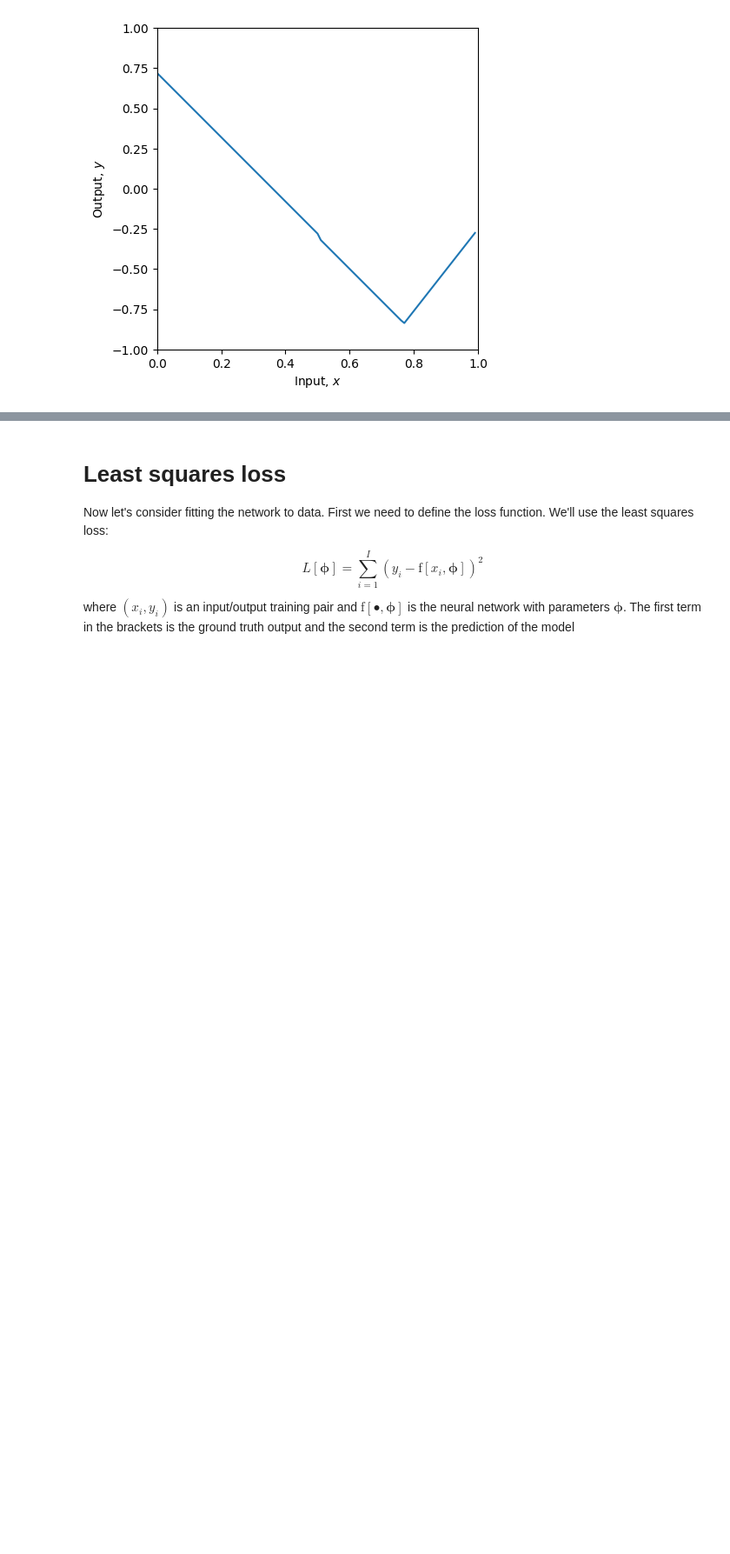
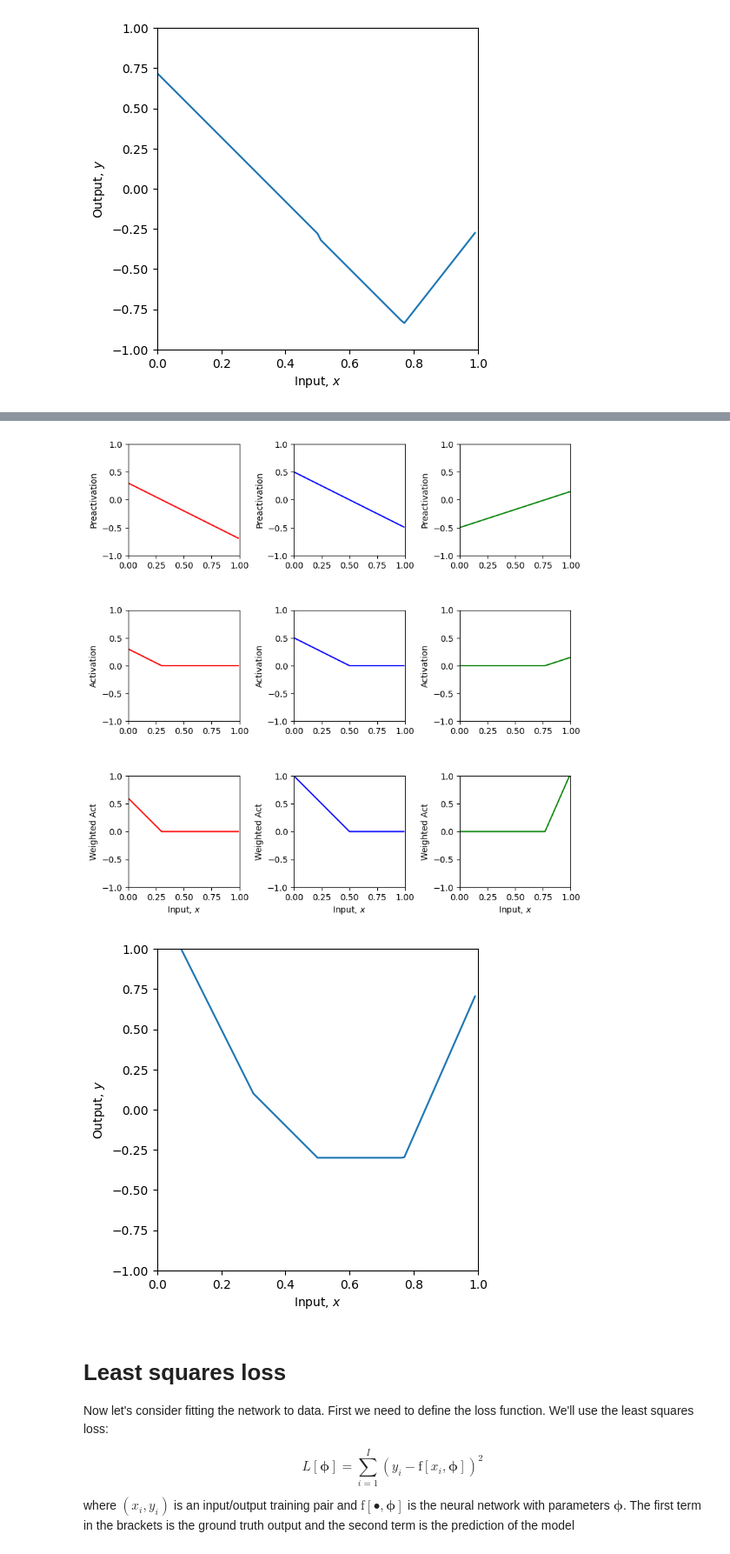
Before and after one commit to Ericsmrk/csci-167, a Jupyter notebook: 3_1_Shallow_Networks_I.ipynb, the cells around one changed output, grey strips where cells are left out. Shown at 87% size. Cells and saved outputs as stored; diff of their text form; code cells hidden in the pictures; blank space fills up the shorter version.

```diff
--- a/3_1_Shallow_Networks_I.ipynb
+++ b/3_1_Shallow_Networks_I.ipynb
@@ -284,3 +302,26 @@ plot_neural(x, y, pre_1, pre_2, pre_3, act_1, act_2, act_3, w_act_1, w_act_2, w_
+# %%
+# 8. What do you predict would happen if you multiply theta_20 and theta21 by -0.5, and phi_2 by -2.0?
+# Check if you are correct.
+
+## It will cause the section that isn't active to move to the right.
+
+# Now lets define some parameters and run the neural network
+theta_10 =  0.3 ; theta_11 = -1.0
+theta_20 = -1.0*-0.5  ; theta_21 = 2.0*-0.5
+theta_30 = -0.5  ; theta_31 = 0.65
+phi_0 = -0.3; phi_1 = 2.0; phi_2 = -1.0*-2.0; phi_3 = 7.0
+
+# Define a range of input values
+x = np.arange(0,1,0.01)
+
+# We run the neural network for each of these input values
+y, pre_1, pre_2, pre_3, act_1, act_2, act_3, w_act_1, w_act_2, w_act_3 = \
+    shallow_1_1_3(x, ReLU, phi_0,phi_1,phi_2,phi_3, theta_10, theta_11, theta_20, theta_21, theta_30, theta_31)
+# And then plot it
+plot_neural(x, y, pre_1, pre_2, pre_3, act_1, act_2, act_3, w_act_1, w_act_2, w_act_3, plot_all=True)
+# %% [output]
+[figure, added]
+[figure, added]
 # %% [markdown]
 # Least squares loss
 
```
Also changed, not shown: parts of 6 cells of this notebook.
